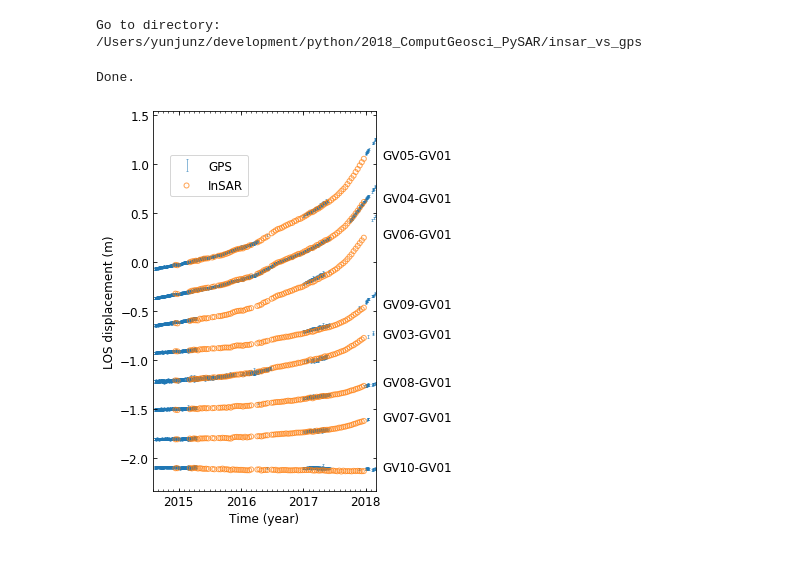
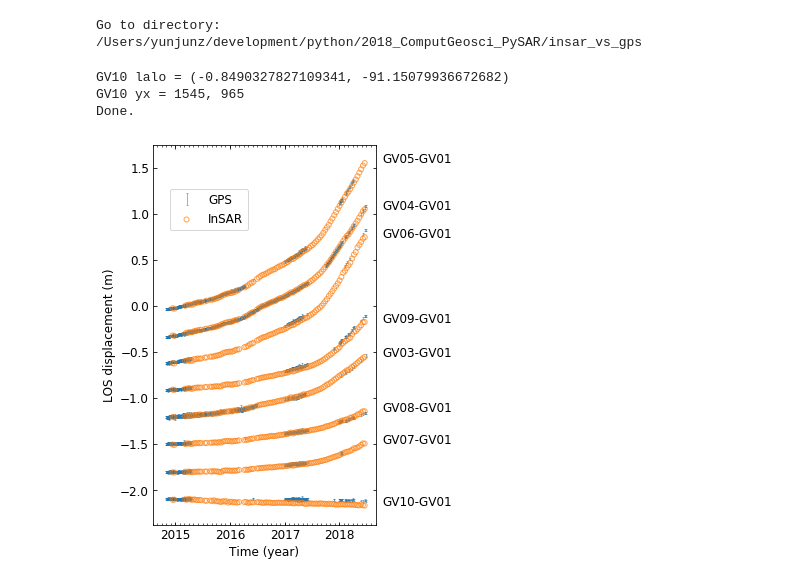
Before and after one commit to geodesymiami/Yunjun_et_al-2019-MintPy, a Jupyter notebook: insar_vs_gps.ipynb, the cells around one changed output. Saved outputs shown, nothing was run; the diff lists cells and outputs as text; code cells hidden in the pictures.

```diff
--- a/insar_vs_gps.ipynb
+++ b/insar_vs_gps.ipynb
@@ -23,6 +23,9 @@ site_r = 'GV01' #'TOUO' #'ISCO'  'GV01'  'GV07'  None
 pysar_dir = '/Users/yunjunz/insarlab/Galapagos/GalapagosSenDT128/PYSAR/GEOCODE'
 ts_file = os.path.join(pysar_dir, 'geo_timeseries_ECMWF_demErr_refDate_plane.h5')
 
+mask_file = os.path.join(pysar_dir, 'geo_maskTempCoh.h5')
+mask = readfile.read(mask_file)[0]
+
 ts_obj = timeseries(ts_file)
 geom_file = os.path.join(pysar_dir, 'geo_geometryRadar.h5')
 ts_obj.open(print_msg=False)
@@ -35,6 +38,8 @@ t0 = ts_obj.times[0] - relativedelta(months=4)
 t1 = ts_obj.times[-1] + relativedelta(months=4)
 start_date = t0.strftime('%Y%m%d')
 end_date = t1.strftime('%Y%m%d')
+start_date = '20141101'
+end_date = '20180625'
 
 def read_timeseries(site, site_r=None):
     ## Read GPS
@@ -43,7 +48,7 @@ def read_timeseries(site, site_r=None):
      gps_dis,
      gps_std,
      site_lalo,
-     ref_site_lalo) = gps_obj.read_gps_los_displacement(atr, start_date, end_date,
+     ref_site_lalo) = gps_obj.read_gps_los_displacement(geom_file, start_date, end_date,
                                                         ref_site=site_r,
                                                         gps_comp='enu2los')
     #print('GPS {}: {}'.format(site, site_lalo))
@@ -52,6 +57,9 @@ def read_timeseries(site, site_r=None):
     coord = ut.coordinate(atr)
     y, x = coord.geo2radar(site_lalo[0], site_lalo[1], print_msg=False)[0:2]
     lalo = coord.radar2geo(y,x,print_msg=False)[0:2]
+    if site == 'GV10':
+        print('{} lalo = {}'.format(site, lalo))
+        print('{} yx = {}, {}'.format(site, y, x))
     box = (x, y, x+1, y+1)
     pysar_dis = readfile.read(ts_file, box=box, print_msg=False)[0]
     pysar_times = ts_obj.times
@@ -83,6 +91,9 @@ def read_timeseries(site, site_r=None):
     gps_dis -= gps_dis[comm_idx_gps]
     gps_std = np.sqrt(gps_std**2 + gps_std[comm_idx_gps]**2)
 
+    if mask[y, x] == 0:
+        pysar_dis = None
+
     return gps_times, gps_dis, gps_std, pysar_times, pysar_dis, site_lalo
 
 ## Plot
@@ -109,39 +120,42 @@ Go to directory: /Users/yunjunz/development/python/2018_ComputGeosci_PySAR/insar
 ## Plot Displacement Time-series from InSAR and GPS
 gps_sites = ['GV05', 'GV04', 'GV06', 'GV09', 'GV03', 'GV08', 'GV07', 'GV01', 'GV10']
 
 if site_r in gps_sites:
     gps_sites.remove(site_r)
 offset = 0.3
 
 fig, ax = plt.subplots(figsize=(4, 7))
 for i in range(len(gps_sites)):
     (gps_times,
      gps_dis,
      gps_std,
      pysar_times,
      pysar_dis) = read_timeseries(site=gps_sites[i], site_r=site_r)[0:5]
 
-    ax = plot_timeseries(ax, gps_sites[i],
-                         gps_times, gps_dis, gps_std,
-                         pysar_times, pysar_dis,
-                         site_r=site_r,
-                         offset=offset * i)
+    if pysar_dis is not None:
+        ax = plot_timeseries(ax, gps_sites[i],
+                             gps_times, gps_dis, gps_std,
+                             pysar_times, pysar_dis,
+                             site_r=site_r,
+                             offset=offset * i)
 
 ax = pp.auto_adjust_xaxis_date(ax, ts_obj.yearList)[0]
 ax.set_xlabel('Time (year)', fontsize=font_size)
 ax.set_ylabel('LOS displacement (m)', fontsize=font_size)
 ax.tick_params(which='both', direction='in', labelsize=font_size,
                bottom=True, top=True, left=True, right=True)
 handles, labels = ax.get_legend_handles_labels()
 ax.legend([handles[-1], handles[0]], [labels[-1], labels[0]],
           loc='upper left', bbox_to_anchor=(0.05, 0.9), fontsize=font_size)
 print('Done.')
 
 plt.savefig('insar_vs_gps_point_ts_{}.jpg'.format(site_r), bbox_inches='tight', transparent=True, dpi=fig_dpi)
 plt.show()
 # %% [output]
+GV10 lalo = (-0.8490327827109341, -91.15079936672682)
+GV10 yx = 1545, 965
 Done.
-[figure, old version]
+[figure, new version]
 # %%
 ## map inset to show InSAR velocity field with GPS location on Sierra Negra
 pysar_dir = '/Users/yunjunz/insarlab/Galapagos/GalapagosSenDT128/PYSAR/GEOCODE'
```
Also changed, not shown: parts of 2 cells of this notebook.
